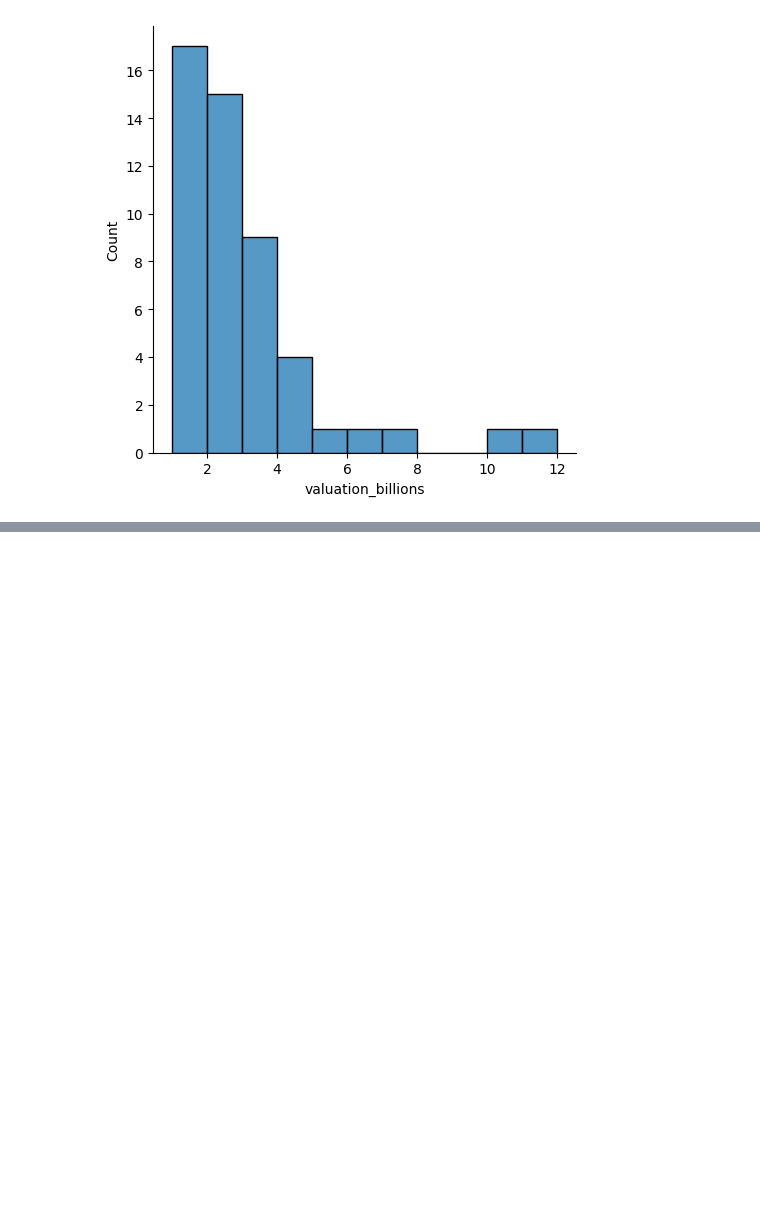
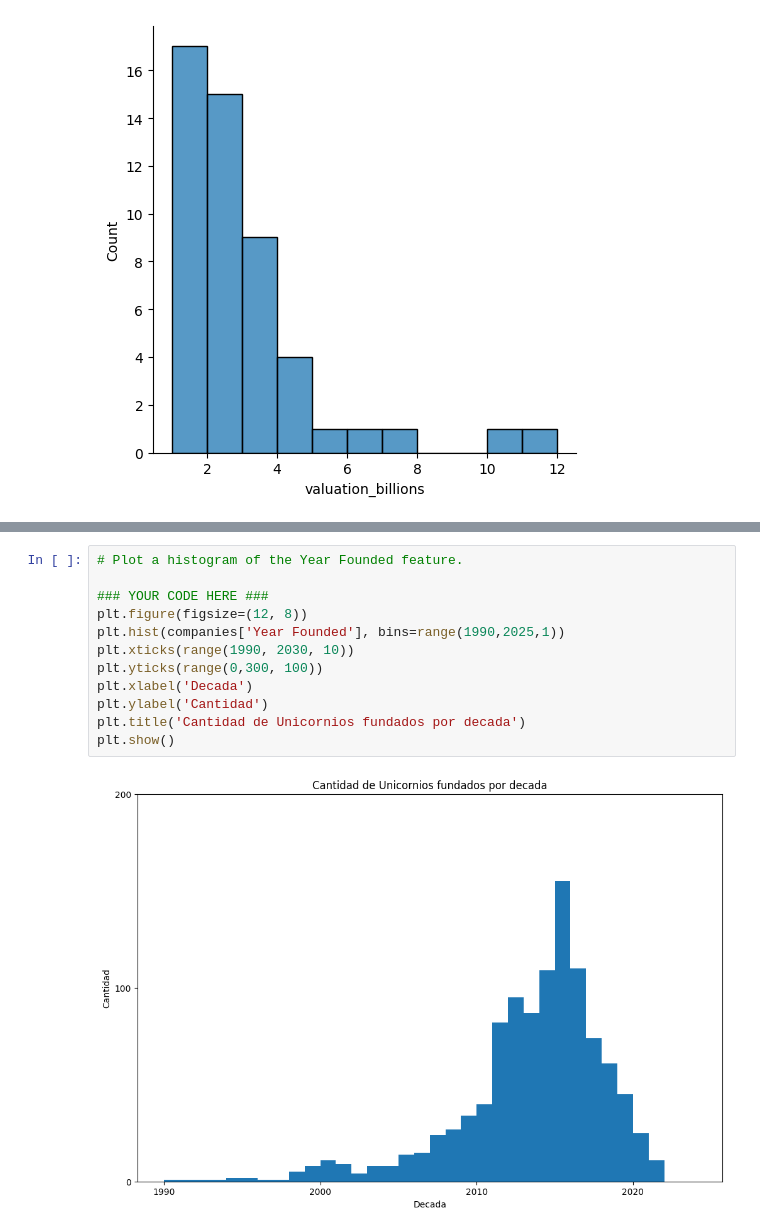
Before and after one commit to grigorow1974/Unicorns, a Jupyter notebook: Untitled-1.ipynb, the cells around one changed output, grey strips where cells are left out. Saved outputs shown, nothing was run; the diff lists cells and outputs as text; blank space fills up the shorter version.

```diff
--- a/Untitled-1.ipynb
+++ b/Untitled-1.ipynb
@@ -297,0 +342,14 @@ plt.show()
+# %%
+# Plot a histogram of the Year Founded feature.
+
+### YOUR CODE HERE ###
+plt.figure(figsize=(12, 8))
+plt.hist(companies['Year Founded'], bins=range(1990,2025,1))
+plt.xticks(range(1990, 2030, 10))
+plt.yticks(range(0,300, 100))
+plt.xlabel('Decada')
+plt.ylabel('Cantidad')
+plt.title('Cantidad de Unicornios fundados por decada')
+plt.show()
+# %% [output]
+[figure, added]
```
Also changed, not shown: parts of 13 cells of this notebook.
